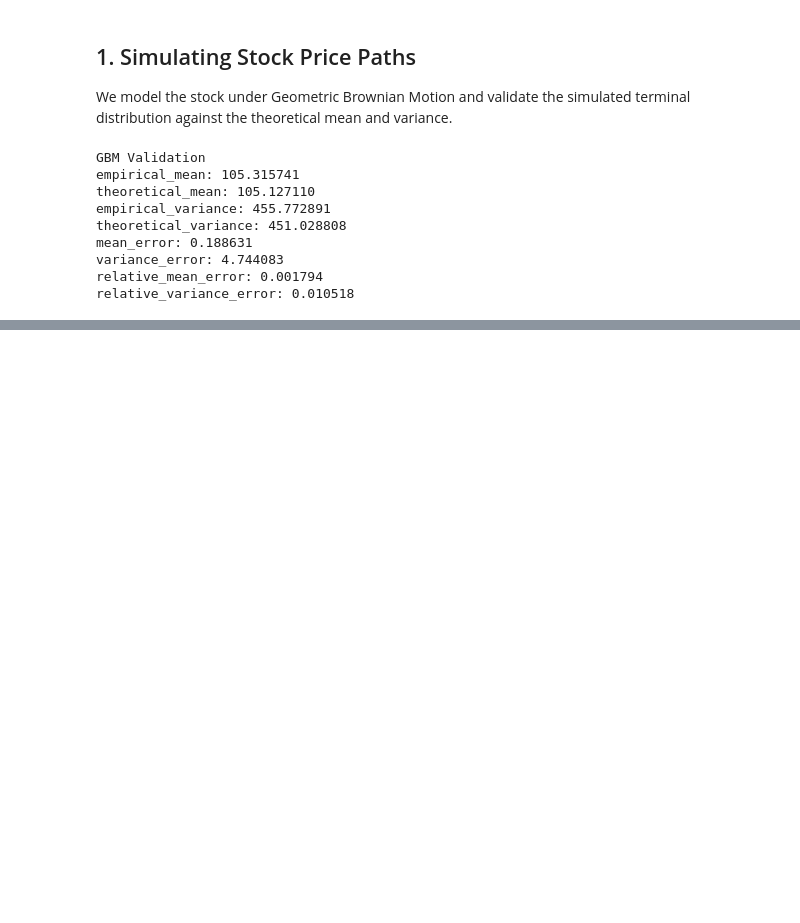
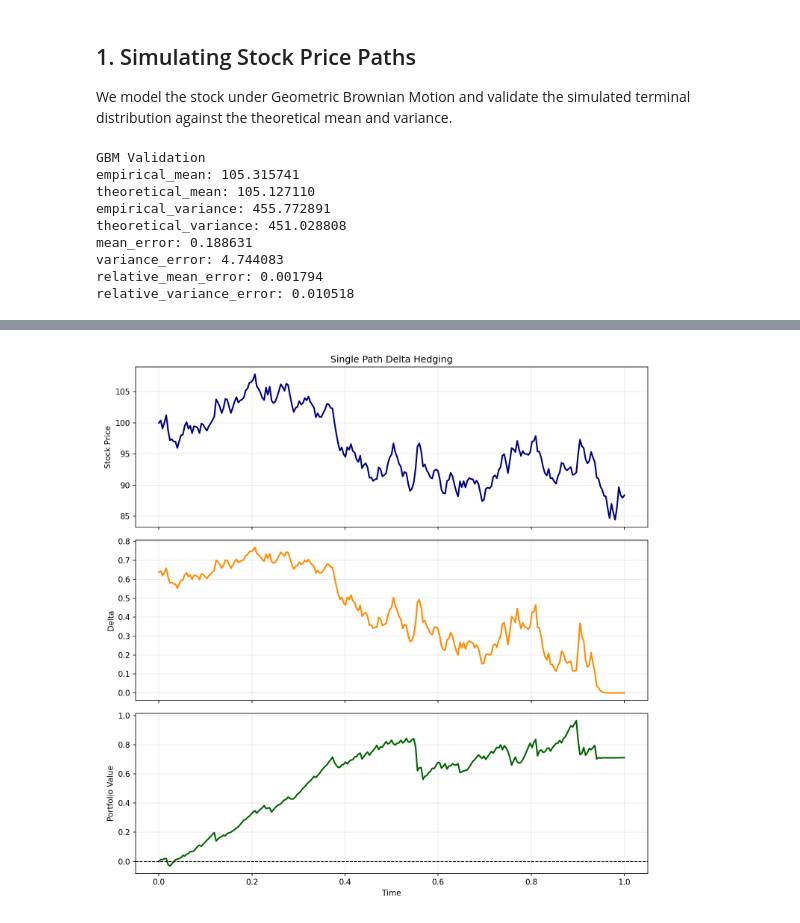
Before and after one commit to LohithRajeevHasithYadavV/Delta-Hedging-Simulation-final, a Jupyter notebook: delta_hedging_jupyter.ipynb, the cells around one changed output, grey strips where cells are left out. Drawn from its saved outputs; the diff is of its cells as text; code cells hidden in the pictures; blank space fills up the shorter version.

```diff
--- a/delta_hedging_jupyter.ipynb
+++ b/delta_hedging_jupyter.ipynb
@@ -124 +114,7 @@ Each line is one hedged portfolio path. The trajectories remain controlled, but
+# %%
+from src.plots import plot_single_path
+
+plot_single_path(paths[0], single_path_data, cfg.T, 'imgs/single_path_diagnostics.png')
+# %% [output]
+[figure, added]
 # %% [markdown]
```
Also changed, not shown: parts of 39 cells of this notebook.
